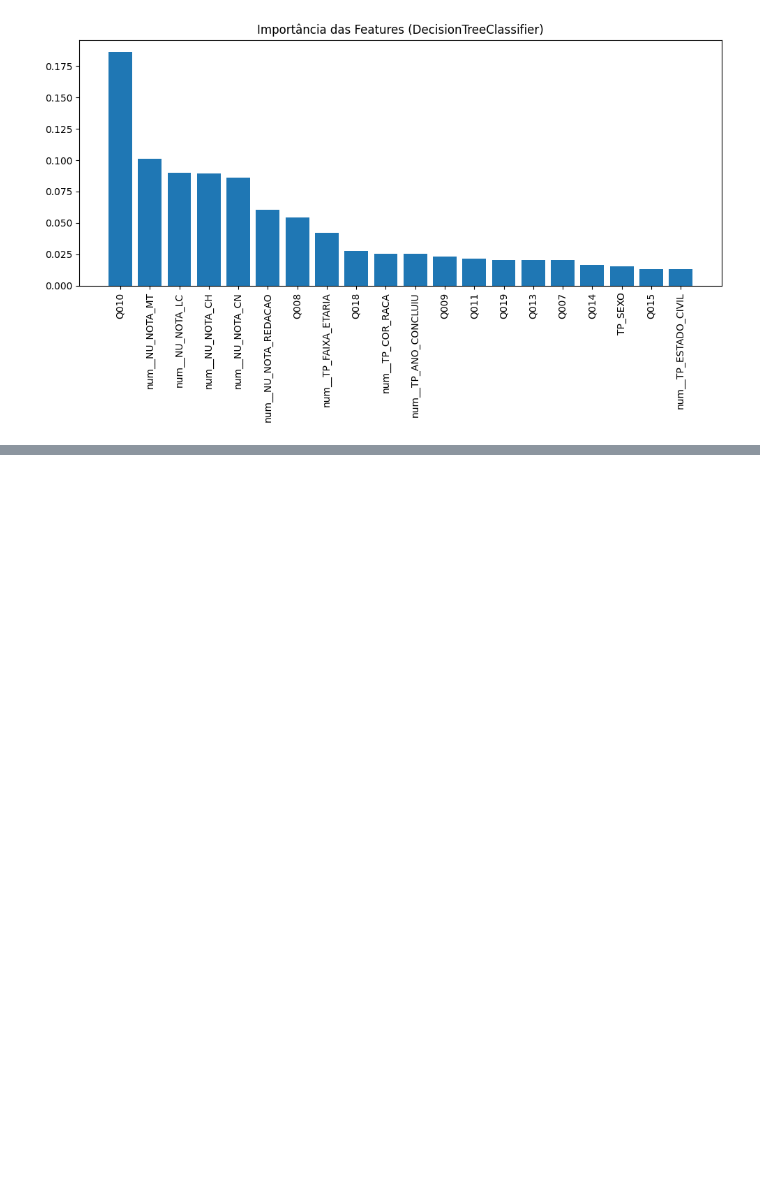
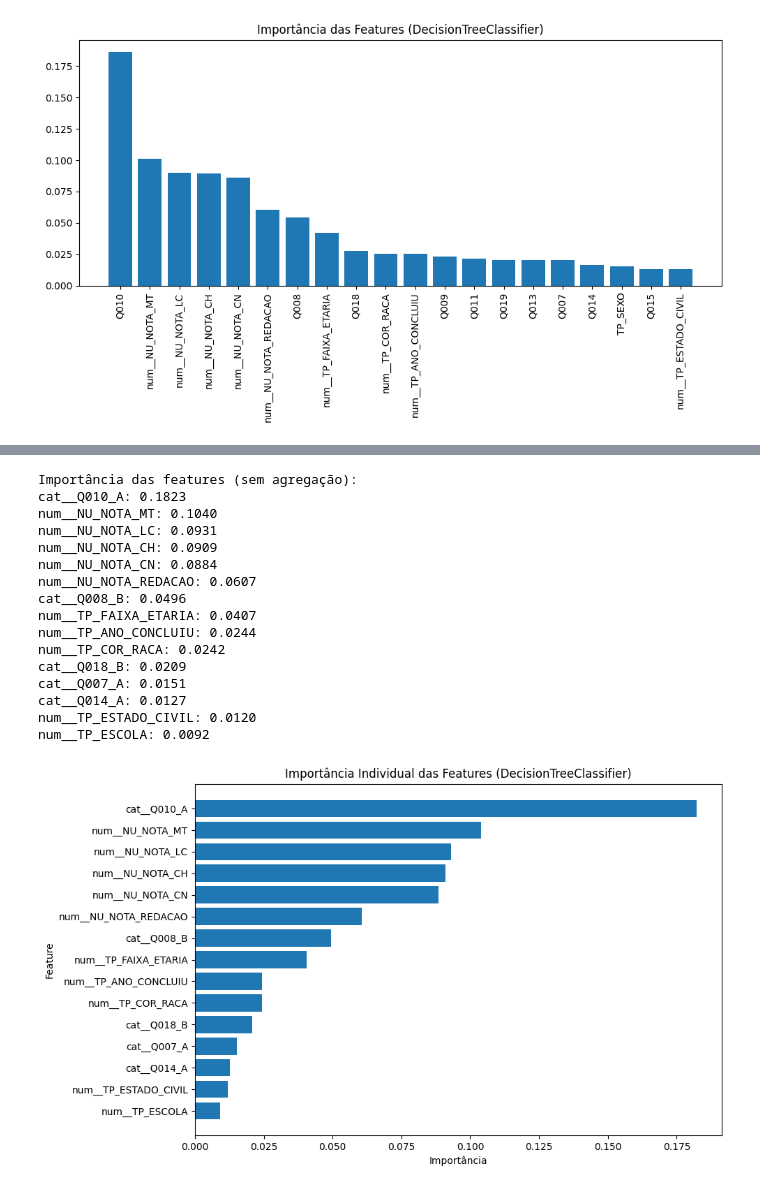
Before and after one commit to vinicarlosss/TCC_Sistemas-de-informa-o, a Jupyter notebook: arvore_decisao.ipynb, the cells around one changed output, grey strips where cells are left out. Drawn from its saved outputs; the diff is of its cells as text; code cells hidden in the pictures; blank space fills up the shorter version.

```diff
--- a/arvore_decisao.ipynb
+++ b/arvore_decisao.ipynb
@@ -837,0 +889,20 @@ Resumo estatístico completo por classe social:
+# %%
+df_importancias_individuais_mulher = analisar_importancia_features(modelo_mulher, clf_mulher, top_n=15)
+# %% [output]
+Importância das features (sem agregação):
+cat__Q010_A: 0.1823
+num__NU_NOTA_MT: 0.1040
+num__NU_NOTA_LC: 0.0931
+num__NU_NOTA_CH: 0.0909
+num__NU_NOTA_CN: 0.0884
+num__NU_NOTA_REDACAO: 0.0607
+cat__Q008_B: 0.0496
+num__TP_FAIXA_ETARIA: 0.0407
+num__TP_ANO_CONCLUIU: 0.0244
+num__TP_COR_RACA: 0.0242
+cat__Q018_B: 0.0209
+cat__Q007_A: 0.0151
+cat__Q014_A: 0.0127
+num__TP_ESTADO_CIVIL: 0.0120
+num__TP_ESCOLA: 0.0092
+[figure, added]
```
Also changed, not shown: parts of 11 cells of this notebook.
